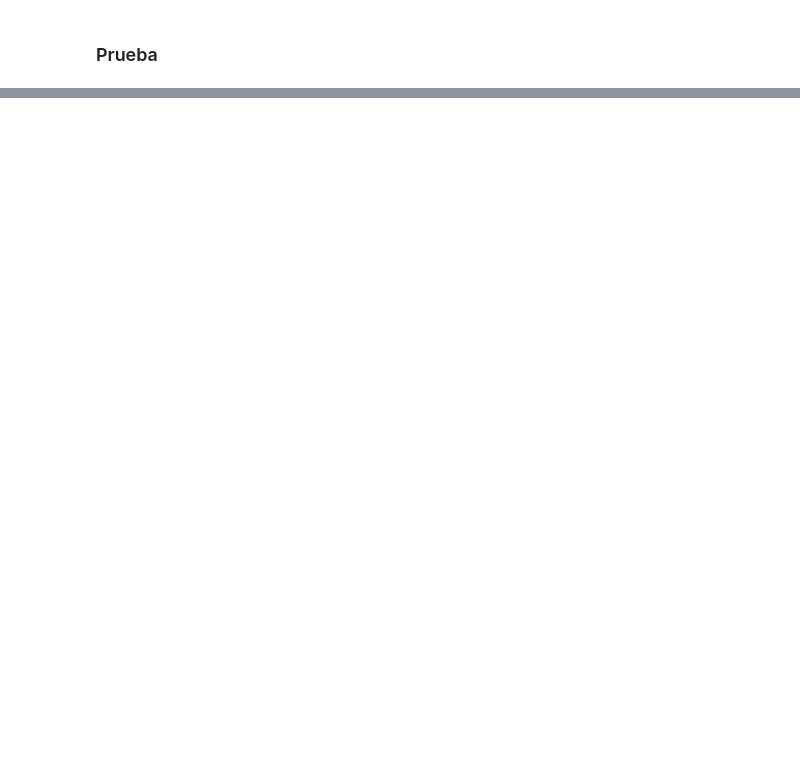
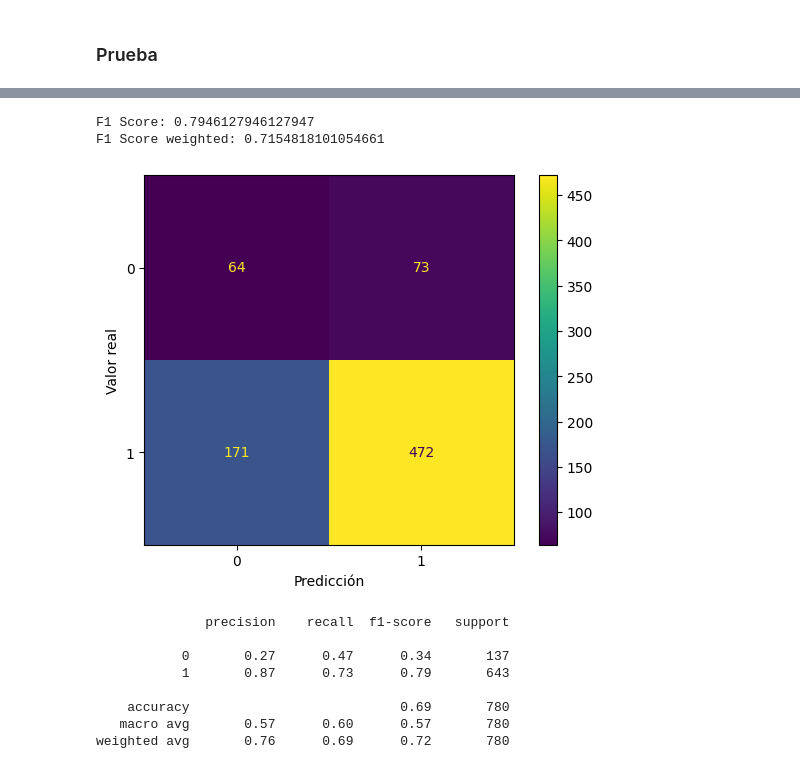
Before and after one commit to mariooef/sentiment_analysis-model-pln-mcd, a Jupyter notebook: notebooks/2.0-modelo-AnálisisSentimientos.ipynb, the cells around one changed output, grey strips where cells are left out. Saved outputs shown, nothing was run; the diff lists cells and outputs as text; code cells hidden in the pictures; blank space fills up the shorter version.

```diff
--- a/notebooks/2.0-modelo-AnálisisSentimientos.ipynb
+++ b/notebooks/2.0-modelo-AnálisisSentimientos.ipynb
@@ -184,7 +184,8 @@ df_val_opiniones['Clasificación'] = df_val_opiniones['Score'].apply(clasificar)
 # %%
 # F1 Score
 from sklearn.metrics import f1_score
-f1_score = f1_score(df_val_opiniones['Label'], df_val_opiniones['Clasificación'])
-print(f'F1 Score:', f1_score)
+
+print(f'F1 Score:', f1_score(df_val_opiniones['Label'], df_val_opiniones['Clasificación']))
+print(f'F1 Score weighted', f1_score(df_val_opiniones['Label'], df_val_opiniones['Clasificación'], average='weighted'))
 # %% [output]
 F1 Score: 0.8535871156661786
@@ -244,3 +246,10 @@ falsos_negativos.tail()
 | 2838 | interesante cuando es primera vez | es un buen lugar para conocer sob... | Museo de las Momias | 1 | -46 | 0 |
 # %% [markdown]
 ### Prueba
+# %%
+import numpy as np
+import pandas as pd
+
+test_features_df = pd.read_csv('../data/raw/test_features.csv',index_col=0)
+test_labels = np.load('../data/raw/test_labels.npy')
+display(test_features_df)
@@ -246,0 +270,3 @@ falsos_negativos.tail()
+# %%
+test_labels_series = pd.Series(test_labels)
+test_features_df['Label'] = test_labels_series
@@ -247,22 +282,31 @@ falsos_negativos.tail()
 # %%
-## Cargar el conjunto de prueba
-#test = pd.read_csv('../data/raw/test.csv', index_col=[0], parse_dates=['Date'], dayfirst=True)
-
 ## Aplicar el modelo a las reseñas de prueba
-#test['Score'] = test['Opinion'].apply(lambda x: evaluar_texto(x, frec_positivos, frec_negativos, n, k))
-#test['Clasificación'] = test['Score'].apply(clasificar)
+test_features_df['Score'] = test_features_df['Opinion'].apply(lambda x: evaluar_texto(x, frec_positivos, frec_negativos, n, k))
+test_features_df['Clasificación'] = test_features_df['Score'].apply(clasificar)
 
 ## F1 Score
-#f1_score = f1_score(test['Label'], test['Clasificación'])
-#print(f'F1 Score:', f1_score)
+print(f'F1 Score:', f1_score(test_features_df['Label'], test_features_df['Clasificación']))
+print(f'F1 Score weighted:', f1_score(test_features_df['Label'], test_features_df['Clasificación'], average='weighted'))
 
 ## Matriz de confusión
-#cm = confusion_matrix(test['Label'], test['Clasificación'])
-#disp = ConfusionMatrixDisplay(confusion_matrix=cm)
-#disp.plot()
-#plt.xlabel('Predicción')
-#plt.ylabel('Valor real')
-#plt.show()
+cm = confusion_matrix(test_features_df['Label'], test_features_df['Clasificación'])
+disp = ConfusionMatrixDisplay(confusion_matrix=cm)
+disp.plot()
+plt.xlabel('Predicción')
+plt.ylabel('Valor real')
+plt.show()
 
 ## Classification report
-#print(classification_report(test['Label'], test['Clasificación']))
+print(classification_report(test_features_df['Label'], test_features_df['Clasificación']))
+# %% [output]
+F1 Score: 0.7946127946127947
+F1 Score weighted: 0.7154818101054661
+[figure, added]
+              precision    recall  f1-score   support
+
+           0       0.27      0.47      0.34       137
+           1       0.87      0.73      0.79       643
+
+    accuracy                           0.69       780
+   macro avg       0.57      0.60      0.57       780
+weighted avg       0.76      0.69      0.72       780
```
Also changed, not shown: parts of 3 cells of this notebook, 1 other file.
